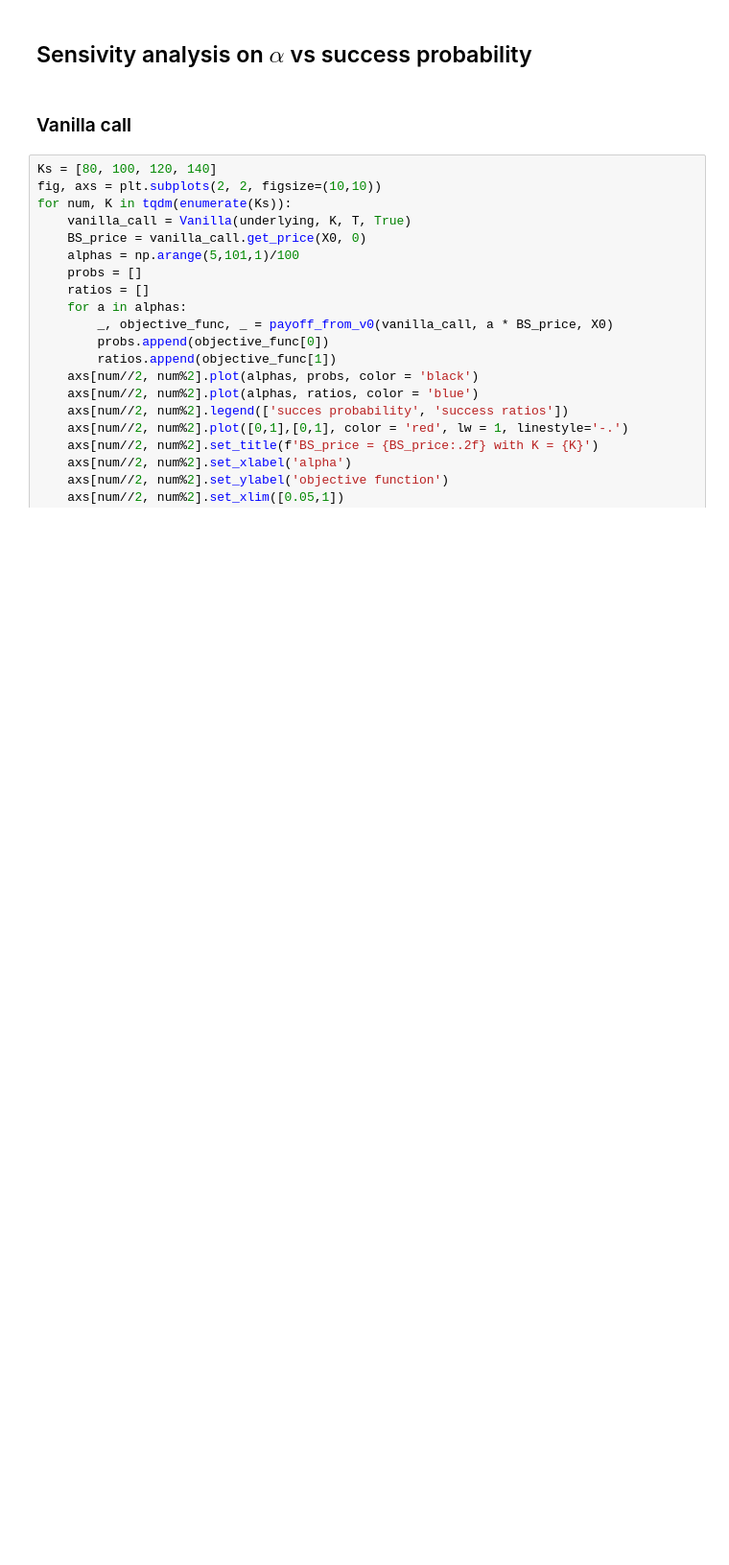
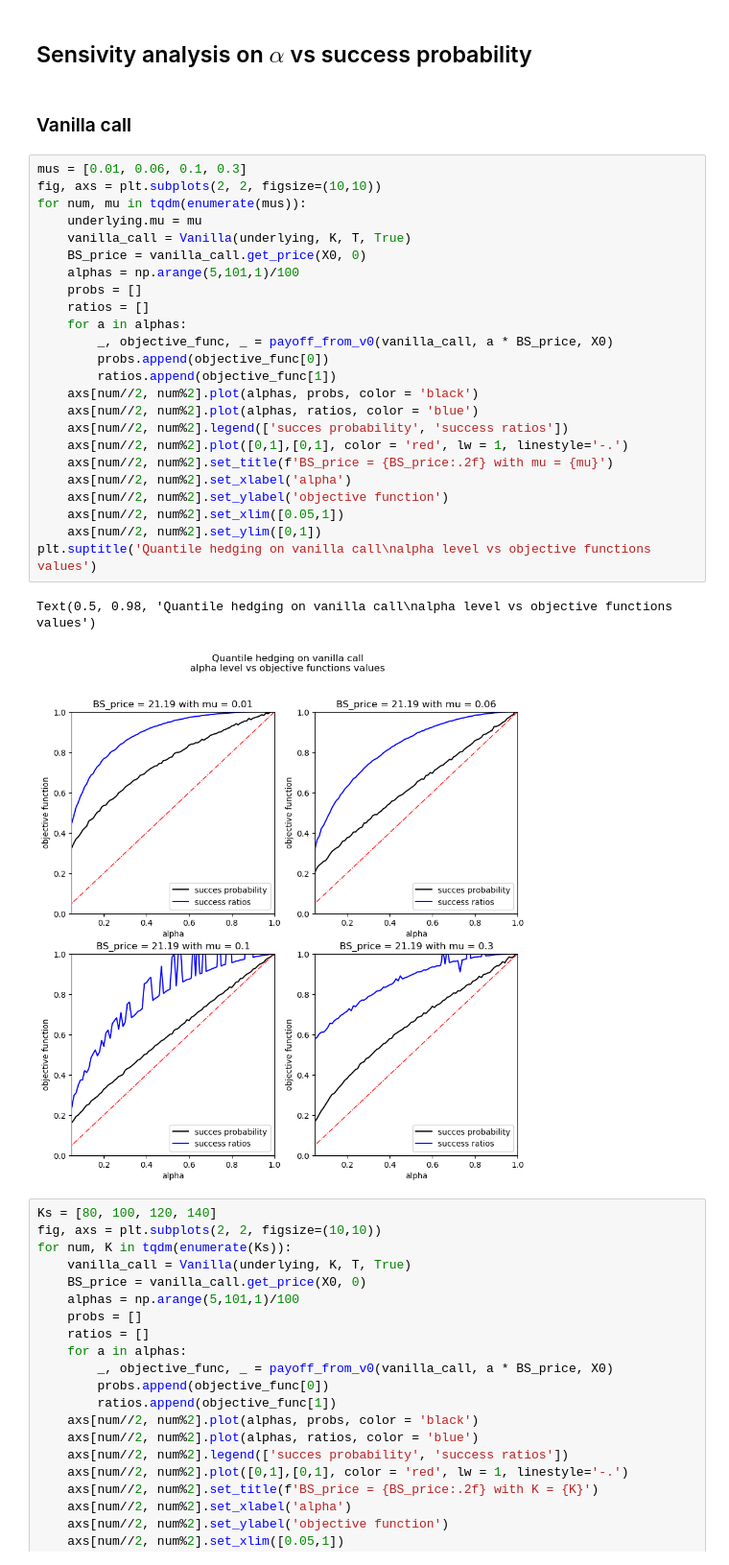
Before and after one commit to michalsn13/Quantile-Hedging, a Jupyter notebook: main_analytical.ipynb, the cells around one changed output. Shown at 96% size. Drawn from its saved outputs; the diff is of its cells as text; blank space fills up the shorter version.

```diff
--- a/main_analytical.ipynb
+++ b/main_analytical.ipynb
@@ -321,6 +321,33 @@ Text(0.5, 0.98, "Simulations final value and option's modified payoffs together
 ## Sensivity analysis on $\alpha$ vs success probability
 # %% [markdown]
 ### Vanilla call
+# %%
+mus = [0.01, 0.06, 0.1, 0.3]
+fig, axs = plt.subplots(2, 2, figsize=(10,10))
+for num, mu in tqdm(enumerate(mus)):
+    underlying.mu = mu
+    vanilla_call = Vanilla(underlying, K, T, True)
+    BS_price = vanilla_call.get_price(X0, 0)
+    alphas = np.arange(5,101,1)/100
+    probs = []
+    ratios = []
+    for a in alphas:
+        _, objective_func, _ = payoff_from_v0(vanilla_call, a * BS_price, X0)
+        probs.append(objective_func[0])
+        ratios.append(objective_func[1])
+    axs[num//2, num%2].plot(alphas, probs, color = 'black')
+    axs[num//2, num%2].plot(alphas, ratios, color = 'blue')
+    axs[num//2, num%2].legend(['succes probability', 'success ratios'])
+    axs[num//2, num%2].plot([0,1],[0,1], color = 'red', lw = 1, linestyle='-.')
+    axs[num//2, num%2].set_title(f'BS_price = {BS_price:.2f} with mu = {mu}')
+    axs[num//2, num%2].set_xlabel('alpha')
+    axs[num//2, num%2].set_ylabel('objective function')
+    axs[num//2, num%2].set_xlim([0.05,1])
+    axs[num//2, num%2].set_ylim([0,1])
+plt.suptitle('Quantile hedging on vanilla call\nalpha level vs objective functions values')
+# %% [output]
+Text(0.5, 0.98, 'Quantile hedging on vanilla call\nalpha level vs objective functions values')
+[figure, added]
 # %%
 Ks = [80, 100, 120, 140]
 fig, axs = plt.subplots(2, 2, figsize=(10,10))
```
Also changed, not shown: parts of 6 cells of this notebook, 4 other files.
